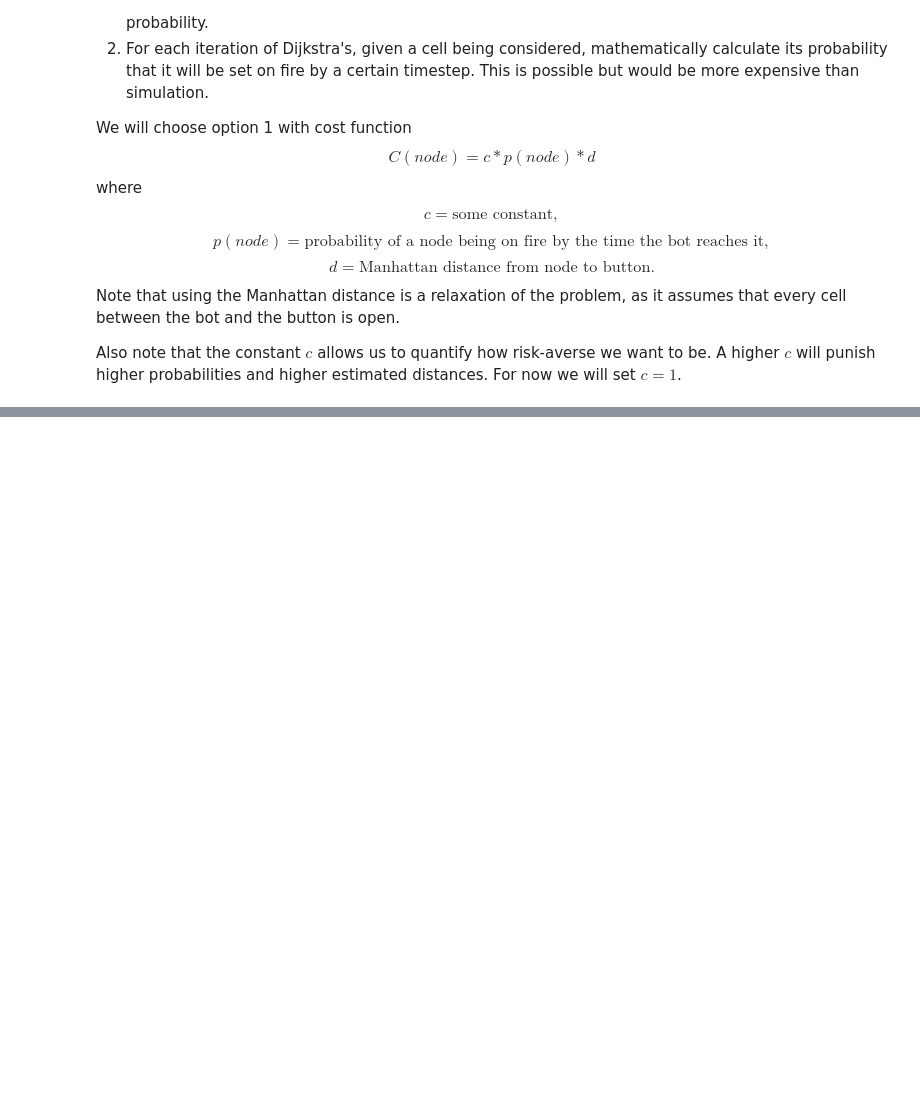
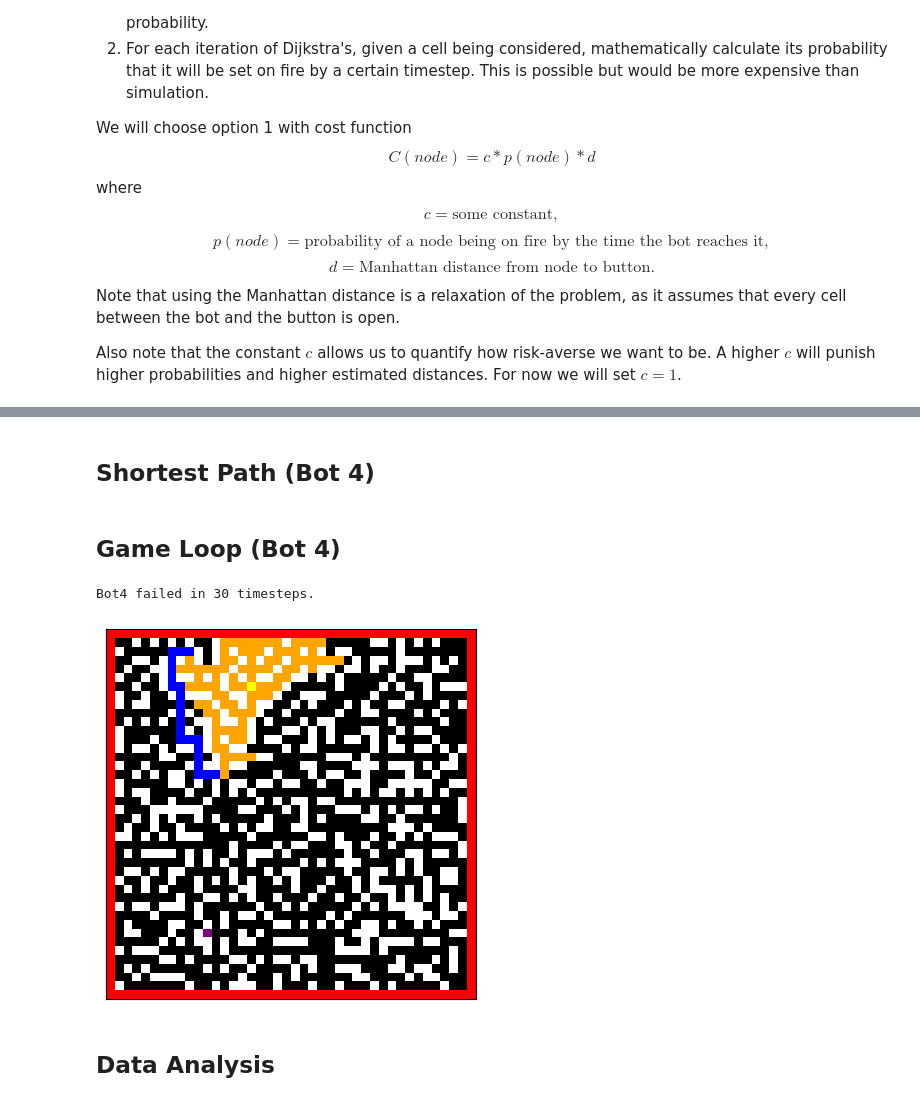
Before and after one commit to tejaswitripathi/Intro-AI-Project-1, a Jupyter notebook: AI Project 1.ipynb, the cells around one changed output, grey strips where cells are left out. Saved outputs shown, nothing was run; the diff lists cells and outputs as text; code cells hidden in the pictures; blank space fills up the shorter version.

Commit message:
Bot 4 prototype + initial data collection

```diff
--- a/AI Project 1.ipynb
+++ b/AI Project 1.ipynb
@@ -528,0 +625,15 @@ Also note that the constant $c$ allows us to quantify how risk-averse we want to
+# %%
+import itertools
+import pandas as pd
+
+bot4Grid = copy.deepcopy(grid)
+def simulateBot4(grid, fireLoc, q):
+    numSims = 100
+    cells = list(itertools.product(range(1, 41), repeat=2))
+    df = pd.DataFrame(0, index=pd.MultiIndex.from_tuples(cells, names=["Row", "Col"]),
+                      columns=[f'Sim_{i+1}' for i in range(numSims)])
+    df = simulateFire(grid, fireLoc, df, numSims, q)
+    return df
+
+df = simulateBot4(bot4Grid, fireLoc, 0.5)
+print(df.head())
@@ -528,0 +664,2 @@ Also note that the constant $c$ allows us to quantify how risk-averse we want to
+# %% [markdown]
+## Shortest Path (Bot 4)
@@ -528,0 +710,61 @@ Also note that the constant $c$ allows us to quantify how risk-averse we want to
+# %% [markdown]
+## Game Loop (Bot 4)
+# %%
+def gameLoop4(grid, botLoc, fireLoc, butLoc, trackTime, q):
+    df = simulateBot4(grid, fireLoc, q=q)
+    t = 1
+    fireLocs = []
+    r,c = fireLoc[0], fireLoc[1]
+    fireLocs.extend(((r-1, c), (r+1, c), (r,c-1), (r,c+1)))
+    success = True
+    path4 = []
+    path4 = shortestBot4(bot4Grid, botLoc, butLoc, df)
+    grid[r][c] = 3
+    for i in path4:
+        fireLocs = spreadFire(bot4Grid, fireLocs, q=q)
+        if bot4Grid[i[0]][i[1]] == 3:
+            if trackTime: print(f"Bot4 failed in {t} timesteps.")
+            success = False
+            break
+        t = t + 1
+        bot4Grid[i[0]][i[1]] = 4
+    # l = len(path4)
+    bot4Grid[butLoc[0]][butLoc[1]] = 5
+    bot4Grid[fireLoc[0]][fireLoc[1]] = 6
+    return success
+
+
+success_4 = gameLoop4(bot4Grid, botLoc, fireLoc, butLoc, True, 0.5)
+if success_4: print("Success!")
+# %% [output]
+Bot4 failed in 30 timesteps.
+# %%
+color_map = {
+    0: 'white',
+    1: 'black',
+    2: 'red',
+    3: 'orange',
+    4: 'blue',
+    5: 'purple',
+    6: 'yellow'
+}
+
+# Create a figure and axis
+fig, ax = plt.subplots()
+
+# Create a grid where each cell is colored according to the value in the array
+for i in range(len(bot4Grid)):
+    for j in range(len(bot4Grid[i])):
+        ax.add_patch(plt.Rectangle((j, i), 1, 1, facecolor=color_map[bot4Grid[i][j]]))
+
+# Set grid limits and turn off axis
+ax.set_xlim(0, len(bot4Grid[0]))
+ax.set_ylim(0, len(bot4Grid))
+ax.set_xticks([])
+ax.set_yticks([])
+ax.set_aspect('equal')
+
+plt.gca().invert_yaxis()  # Invert y-axis to make the grid origin (0,0) at the top-left corner
+plt.show()
+# %% [output]
+[figure, added]
@@ -528,0 +773,2 @@ Also note that the constant $c$ allows us to quantify how risk-averse we want to
+# %% [markdown]
+## Data Analysis
```
Also changed, not shown: parts of 38 cells of this notebook.
